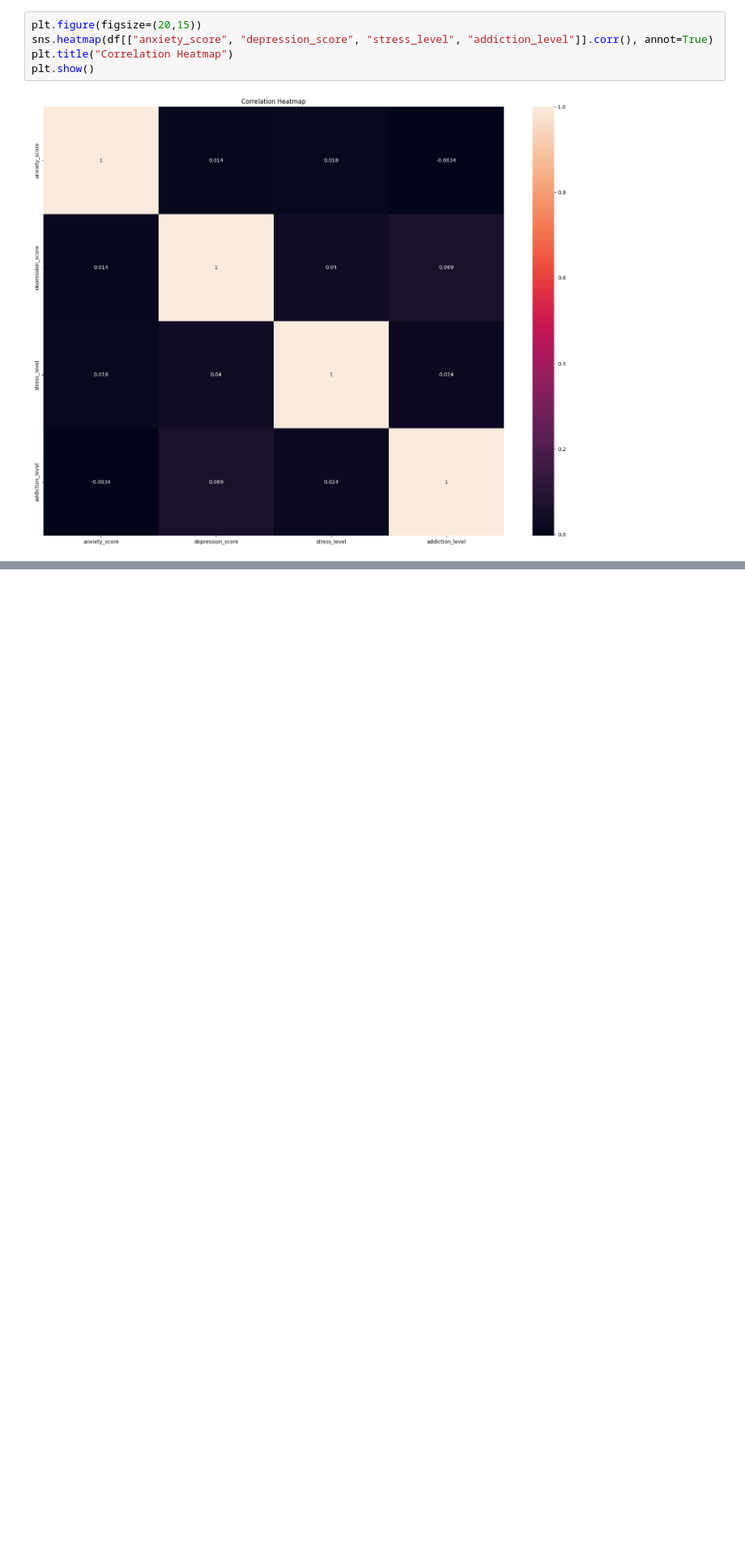
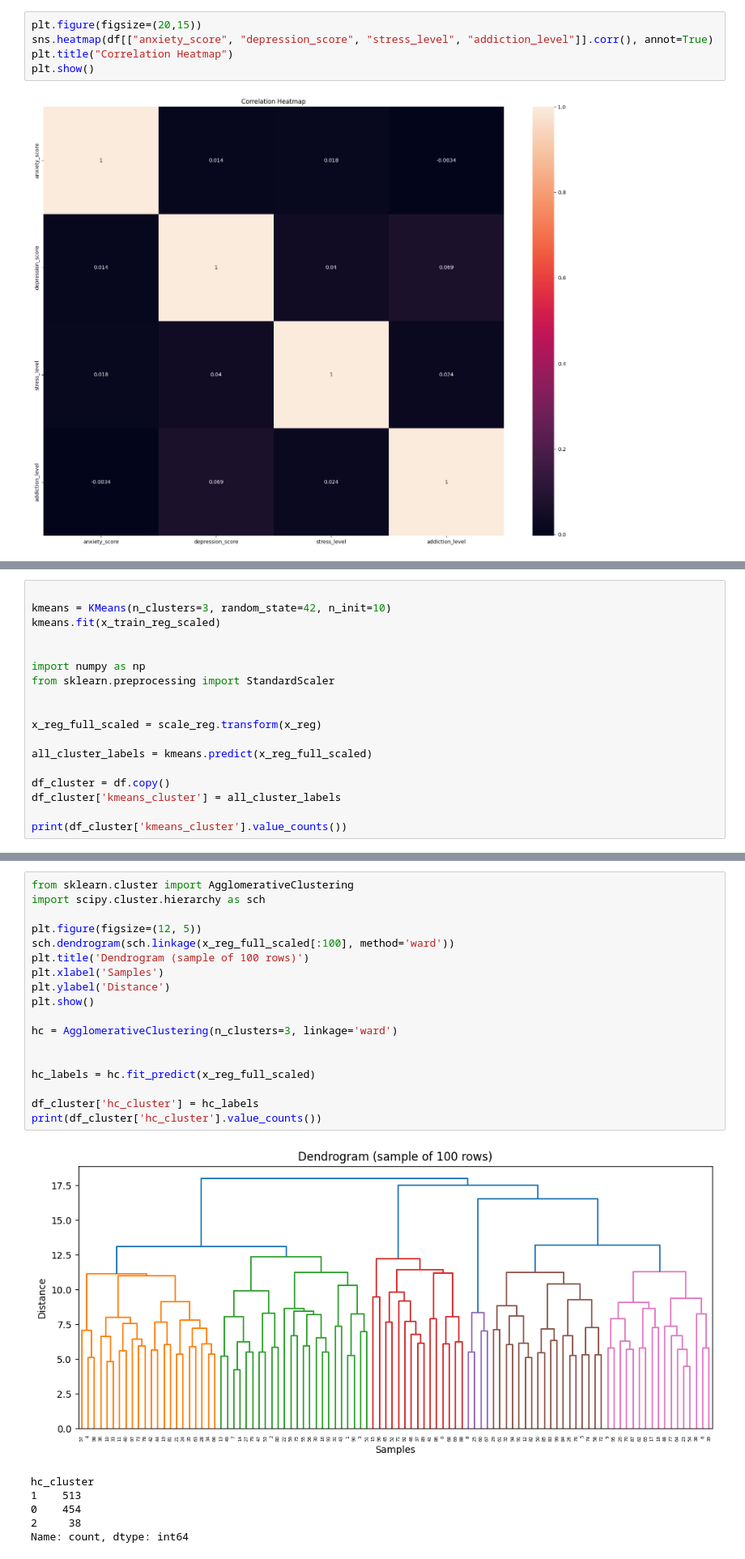
Before and after one commit to akhmadjonovsherzod/Impact-of-Gaming-Behavior-on-Academic-and-Psychological-Outcomes, a Jupyter notebook: gaming_impact.ipynb, the cells around one changed output, grey strips where cells are left out. Shown at 81% size. Drawn from its saved outputs; the diff is of its cells as text; blank space fills up the shorter version.

```diff
--- a/gaming_impact.ipynb
+++ b/gaming_impact.ipynb
@@ -281,0 +320,18 @@ plt.show()
+# %%
+
+kmeans = KMeans(n_clusters=3, random_state=42, n_init=10)
+kmeans.fit(x_train_reg_scaled)
+
+
+import numpy as np
+from sklearn.preprocessing import StandardScaler
+
+
+x_reg_full_scaled = scale_reg.transform(x_reg)
+
+all_cluster_labels = kmeans.predict(x_reg_full_scaled)
+
+df_cluster = df.copy()
+df_cluster['kmeans_cluster'] = all_cluster_labels
+
+print(df_cluster['kmeans_cluster'].value_counts())
@@ -281,0 +344,25 @@ plt.show()
+# %%
+from sklearn.cluster import AgglomerativeClustering
+import scipy.cluster.hierarchy as sch
+
+plt.figure(figsize=(12, 5))
+sch.dendrogram(sch.linkage(x_reg_full_scaled[:100], method='ward'))
+plt.title('Dendrogram (sample of 100 rows)')
+plt.xlabel('Samples')
+plt.ylabel('Distance')
+plt.show()
+
+hc = AgglomerativeClustering(n_clusters=3, linkage='ward')
+
+
+hc_labels = hc.fit_predict(x_reg_full_scaled)
+
+df_cluster['hc_cluster'] = hc_labels
+print(df_cluster['hc_cluster'].value_counts())
+# %% [output]
+[figure, added]
+hc_cluster
+1    513
+0    454
+2     38
+Name: count, dtype: int64
```
Also changed, not shown: parts of 24 cells of this notebook.
